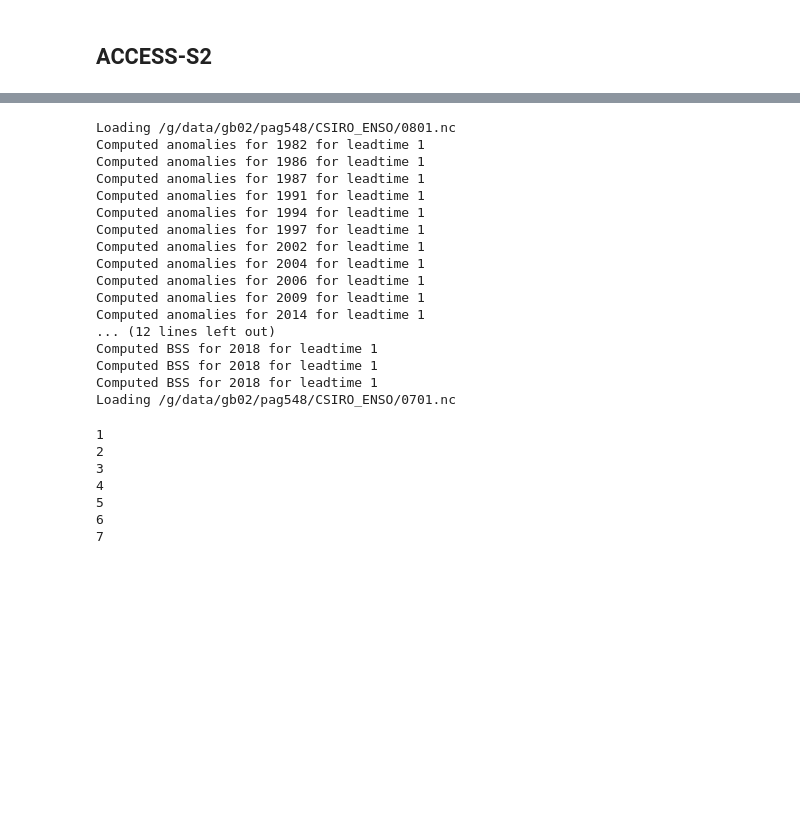
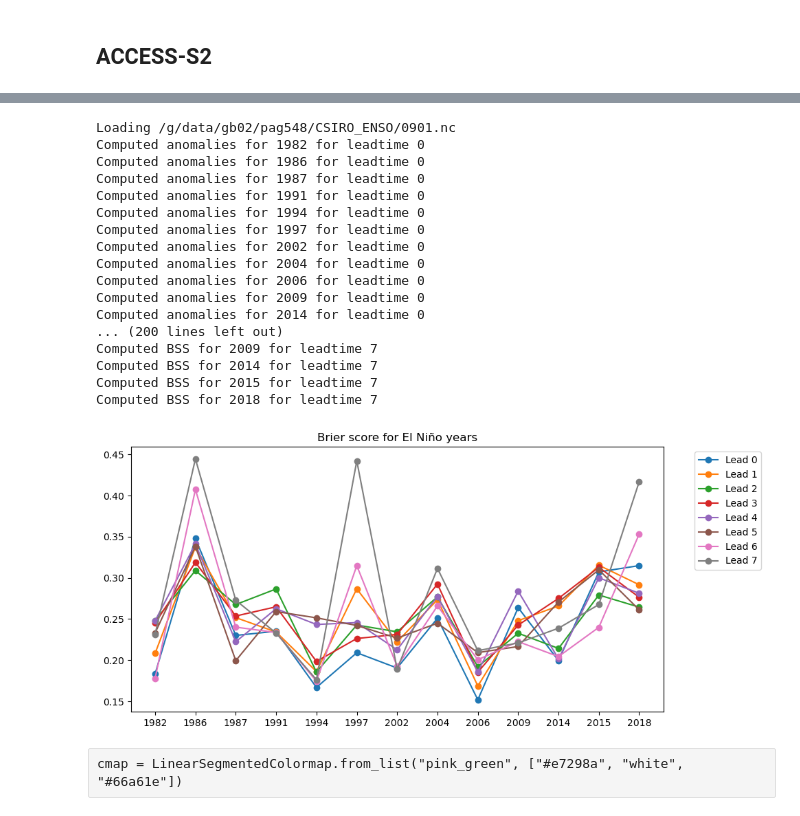
Before and after one commit to rubylieber/CSIRO_ENSO, a Jupyter notebook: Forecasting/Forecast median EN_all_leads.ipynb, the cells around one changed output, grey strips where cells are left out. Drawn from its saved outputs; the diff is of its cells as text; code cells hidden in the pictures; blank space fills up the shorter version.

Commit message:
UPDATE : Plotted skill for all leadtimes

```diff
--- a/Forecasting/Forecast median EN_all_leads.ipynb
+++ b/Forecasting/Forecast median EN_all_leads.ipynb
@@ -173,15 +173,16 @@ def analyse_access(leadtime):
         brier_score_EN = ((EN_prob - obs_binary) ** 2)
         brier_score_lead = ((below_lead - obs_binary) ** 2)
 
-        diff_lead_maps.append(brier_score_EN - brier_score_lead)
+        #diff_lead_maps.append(brier_score_EN - brier_score_lead)
 
         brier_EN_means.append(brier_score_EN.mean(dim=['lat', 'lon']).values)
         brier_lead_means.append(brier_score_lead.mean(dim=['lat', 'lon']).values)
 
-        print(f'Computed BSS for {target_year} for leadtime {leadtime}')
+        print(f'Computed BSS for {year} for leadtime {leadtime}')
 
-    diff_lead_maps = xr.concat(diff_lead_maps, dim="year").assign_coords(year=target_years)
+    #diff_lead_maps = xr.concat(diff_lead_maps, dim="year").assign_coords(year=target_years)
     brier_EN_means = np.array(brier_EN_means)
     brier_lead_means = np.array(brier_lead_means)
 
-    return diff_lead_maps, brier_EN_means, brier_lead_means
+    #return diff_lead_maps, brier_EN_means, brier_lead_means
+    return brier_EN_means, brier_lead_means
@@ -230,33 +189,42 @@ plt.show()
 # %%
 # Compute the rest of the leadtimes
-for lead in range(1,8):
-    diff_maps[lead], brier_EN_results[lead], brier_lead_results[lead] =  analyse_access(lead)
+for lead in range(0,8):
+    #diff_maps[lead], brier_EN_results[lead], brier_lead_results[lead] =  analyse_access(lead)
+    brier_EN_results[lead], brier_lead_results[lead] =  analyse_access(lead)
 # %% [output]
-Loading /g/data/gb02/pag548/CSIRO_ENSO/0801.nc
-Computed anomalies for 1982 for leadtime 1
-Computed anomalies for 1986 for leadtime 1
-Computed anomalies for 1987 for leadtime 1
-Computed anomalies for 1991 for leadtime 1
-Computed anomalies for 1994 for leadtime 1
-Computed anomalies for 1997 for leadtime 1
-Computed anomalies for 2002 for leadtime 1
-Computed anomalies for 2004 for leadtime 1
-Computed anomalies for 2006 for leadtime 1
-Computed anomalies for 2009 for leadtime 1
-Computed anomalies for 2014 for leadtime 1
-... (12 lines left out)
-Computed BSS for 2018 for leadtime 1
-Computed BSS for 2018 for leadtime 1
-Computed BSS for 2018 for leadtime 1
-Loading /g/data/gb02/pag548/CSIRO_ENSO/0701.nc
+Loading /g/data/gb02/pag548/CSIRO_ENSO/0901.nc
+Computed anomalies for 1982 for leadtime 0
+Computed anomalies for 1986 for leadtime 0
+Computed anomalies for 1987 for leadtime 0
+Computed anomalies for 1991 for leadtime 0
+Computed anomalies for 1994 for leadtime 0
+Computed anomalies for 1997 for leadtime 0
+Computed anomalies for 2002 for leadtime 0
+Computed anomalies for 2004 for leadtime 0
+Computed anomalies for 2006 for leadtime 0
+Computed anomalies for 2009 for leadtime 0
+Computed anomalies for 2014 for leadtime 0
+... (200 lines left out)
+Computed BSS for 2009 for leadtime 7
+Computed BSS for 2014 for leadtime 7
+Computed BSS for 2015 for leadtime 7
+Computed BSS for 2018 for leadtime 7
-# %%
-for lead in range(1,8):
-    print (lead)
-# %% [output]
-1
-2
-3
-4
-5
-6
-7
+# %%
+brier_x = np.arange(1,14,1)
+
+plt.figure(figsize=(10, 5))
+
+for lead in range(0,8):
+    label = f'Lead {lead}'
+    color = cmap(lead/7.0)
+    plt.plot(brier_x, brier_lead_results[lead], marker='o', label=label)  # Dark Green
+
+plt.title('Brier score for El Niño years')
+
+plt.xticks(brier_x, target_years)
+plt.legend(bbox_to_anchor=(1.05, 1.0), loc='upper left')
+plt.show()
+# %% [output]
+[figure, new version]
+# %% [raw]
+cmap = LinearSegmentedColormap.from_list("pink_green", ["#e7298a", "white", "#66a61e"])
```
Also changed, not shown: parts of 5 cells of this notebook.
